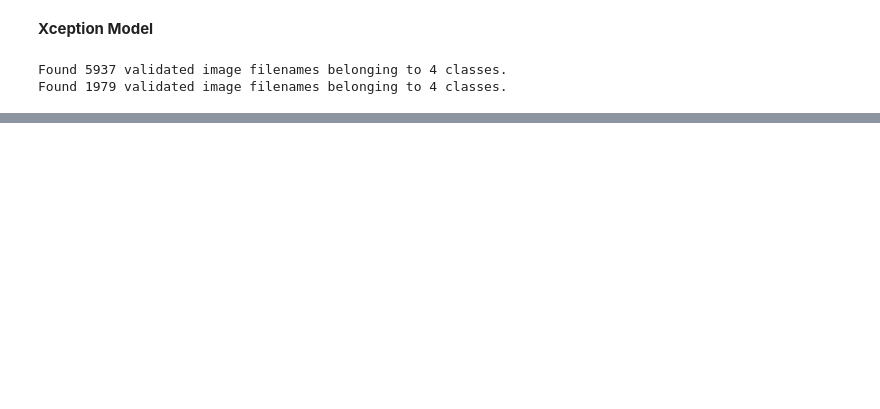
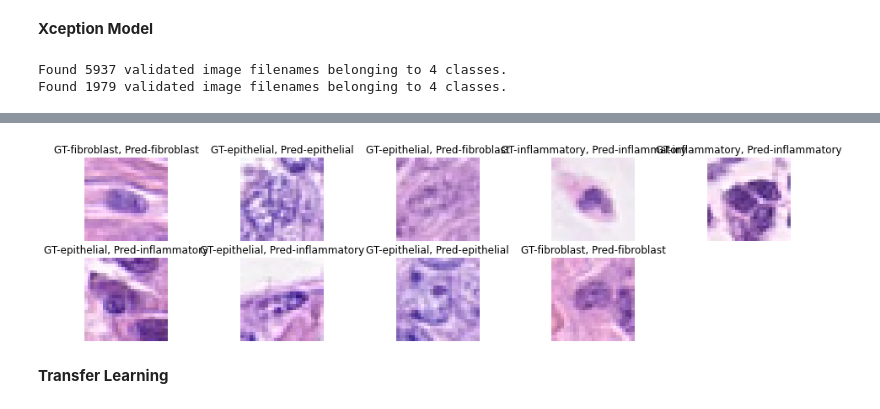
Before and after one commit to s3781183/machine_learning_A2, a Jupyter notebook: A2-AR.ipynb, the cells around one changed output, grey strips where cells are left out. Cells and saved outputs as stored; diff of their text form; code cells hidden in the pictures; blank space fills up the shorter version.

```diff
--- a/A2-AR.ipynb
+++ b/A2-AR.ipynb
@@ -571,0 +544,21 @@ plot_learning_curve(history.history['loss'], history.history['val_loss'],
+# %%
+d_inv = {v: k for k, v in label_names.items()}
+plt.figure(figsize=(16,4))
+batches = 0
+for x,y in test_generator:
+        batches = batches + 1
+        y_hat = model_4.predict(x, verbose=0)
+        x = np.squeeze(x)
+        if batches < 10:
+            plt.subplot(2,5,batches)
+            plt.imshow(x)
+            plt.title("GT-{}, Pred-{}".format(d_inv[np.argmax(y[0])], d_inv[np.argmax(y_hat[0])] ))
+
+        else:
+            break
+
+        plt.axis('off')
+# %% [output]
+[figure, added]
+# %% [markdown]
+**Transfer Learning**
```
Also changed, not shown: parts of 43 cells of this notebook.
